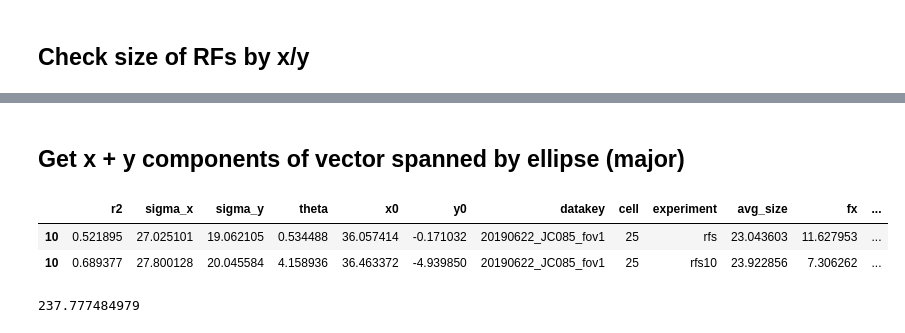
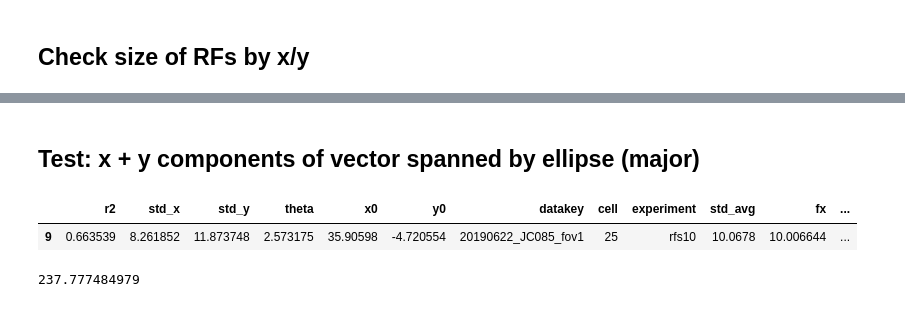
Before and after one commit to julianarhee/2p-pipeline, a Jupyter notebook: pipeline/python/classifications/notebooks/rfs_vs_rfs10.ipynb, the cells around one changed output, grey strips where cells are left out. Saved outputs shown, nothing was run; the diff lists cells and outputs as text; code cells hidden in the pictures.

```diff
--- a/pipeline/python/classifications/notebooks/rfs_vs_rfs10.ipynb
+++ b/pipeline/python/classifications/notebooks/rfs_vs_rfs10.ipynb
@@ -120,9 +138,11 @@ Name: experiment, dtype: int64
 # %%
 # Aggregate all fit data into dataframe
 scale_sigma = True
+reliable_only = True
 
 dpaths, _ = rfutils.get_fit_dpaths(ctl_dsets, fit_desc=fit_desc, traceid=traceid,) # get datapths
 tmpdf = rfutils.aggregate_rf_data(dpaths,  fit_desc=fit_desc, traceid=traceid,
+                                  reliable_only=reliable_only,
                                   fit_thr=fit_thr, scale_sigma=scale_sigma, verbose=False) # load dataframes
 df = tmpdf[tmpdf['r2']>fit_thr] # Filter to make sure all good fits
 
@@ -149,8 +169,8 @@ reload(rfutils)
 # %% [markdown]
 ## Check size of RFs by x/y
 # %%
-fx = abs(df[['sigma_x', 'sigma_y']].max(axis=1)*0.5 * np.cos(df['theta']))
-fy = abs(df[['sigma_x', 'sigma_y']].max(axis=1)*0.5 * np.sin(df['theta']))
+fx = abs(df[['std_x', 'std_y']].max(axis=1) * np.cos(df['theta']))
+fy = abs(df[['std_x', 'std_y']].max(axis=1) * np.sin(df['theta']))
 
 df['fx'] = fx
 df['fy'] = fy
@@ -168,15 +188,18 @@ df.groupby(['visual_area']).count()
 # %% [markdown]
-## Get x + y components of vector spanned by ellipse (major)
+## Test: x + y components of vector spanned by ellipse (major)
 # %%
 datakey = '20190622_JC085_fov1'
 rid=25
+sz_metric = 'std'
 
-params=['r2', 'sigma_x', 'sigma_y', 'theta', 'x0', 'y0', 'datakey', 'cell', 'experiment', 'avg_size', 'fx', 'fy']
+#params=['r2', 'sigma_x', 'sigma_y', 'theta', 'x0', 'y0', 'datakey', 'cell', 'experiment', 'avg_size', 'fx', 'fy']
+params=['r2', '%s_x' % sz_metric, '%s_y' % sz_metric, 'theta',
+        'x0', 'y0', 'datakey', 'cell', 'experiment', '%s_avg' % sz_metric, 'fx', 'fy']
+
 df[(df['datakey']==datakey) & (df['cell']==rid)][params]
 # %% [output]
-|  | r2 | sigma_x | sigma_y | theta | x0 | y0 | datakey | cell | experiment | avg_size | fx | ... |
-| 10 | 0.521895 | 27.025101 | 19.062105 | 0.534488 | 36.057414 | -0.171032 | 20190622_JC085_fov1 | 25 | rfs | 23.043603 | 11.627953 | ... |
-| 10 | 0.689377 | 27.800128 | 20.045584 | 4.158936 | 36.463372 | -4.939850 | 20190622_JC085_fov1 | 25 | rfs10 | 23.922856 | 7.306262 | ... |
+|  | r2 | std_x | std_y | theta | x0 | y0 | datakey | cell | experiment | std_avg | fx | ... |
+| 9 | 0.663539 | 8.261852 | 11.873748 | 2.573175 | 35.90598 | -4.720554 | 20190622_JC085_fov1 | 25 | rfs10 | 10.0678 | 10.006644 | ... |
 # %%
 from matplotlib.patches import Ellipse
 
```
Also changed, not shown: parts of 34 cells of this notebook.
